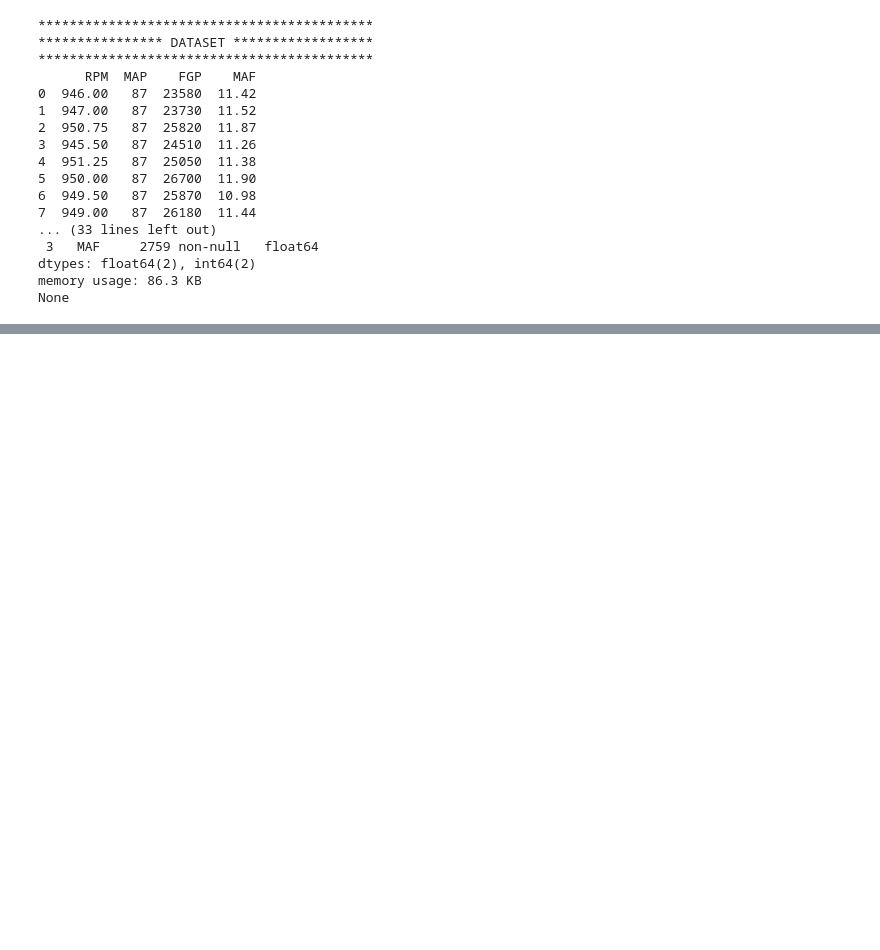
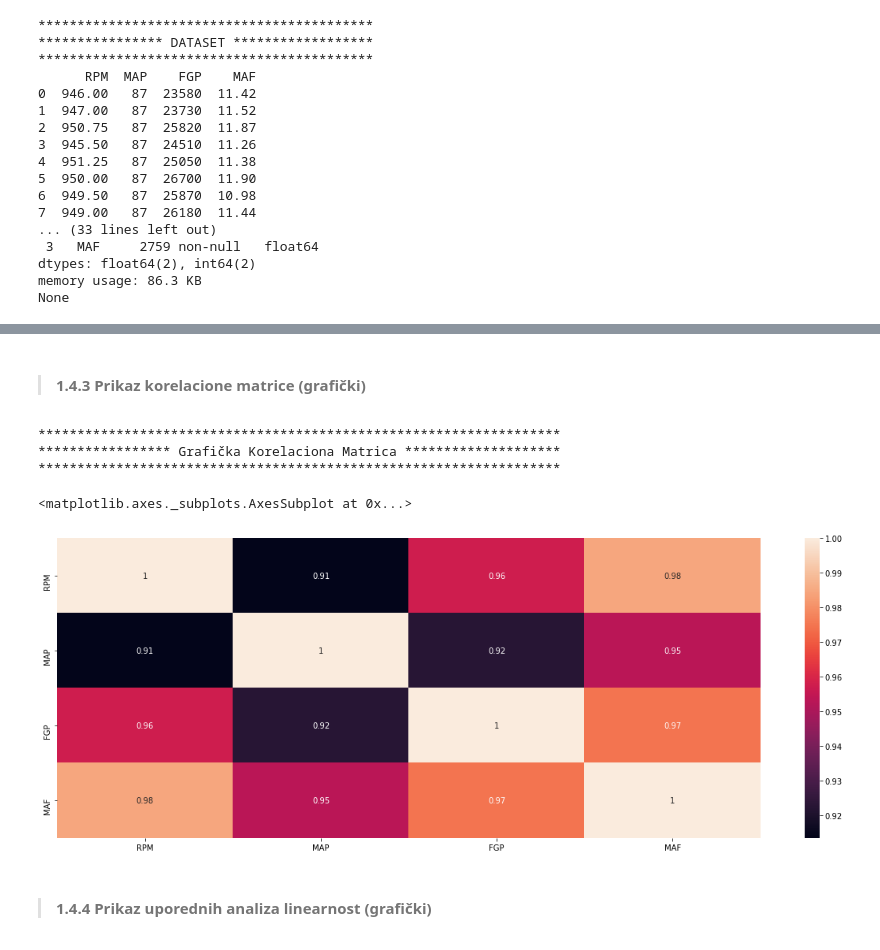
Before and after one commit to Dejan-Cugalj/MASTER-TEZA, a Jupyter notebook: MASTER_TEZA_PLR.ipynb, the cells around one changed output, grey strips where cells are left out. Cells and saved outputs as stored; diff of their text form; code cells hidden in the pictures; blank space fills up the shorter version.

```diff
--- a/MASTER_TEZA_PLR.ipynb
+++ b/MASTER_TEZA_PLR.ipynb
@@ -166,0 +170,7 @@ None
+# %%
+print("\n*******************************************************************")
+print("***************** Numerička Korelaciona Matrica *******************")
+print("*******************************************************************")
+print(dataset.info()) # dataset info
+corrMatrix = dataset.corr()
+print (corrMatrix) # Numrerički prikaz korelacione matrice
@@ -166,0 +198,18 @@ None
+# %% [markdown]
+>#### 1.4.3 Prikaz korelacione matrice (grafički)
+# %%
+# Grafički prikaz korelacione matrice
+print("\n*******************************************************************")
+print("***************** Grafička Korelaciona Matrica ********************")
+print("*******************************************************************")
+
+plt.figure(figsize=(20,7))
+sns.heatmap(corrMatrix, annot=True, square=False)
+# %% [output]
+*******************************************************************
+***************** Grafička Korelaciona Matrica ********************
+*******************************************************************
+<matplotlib.axes._subplots.AxesSubplot at 0x...>
+[figure, added]
+# %% [markdown]
+>#### 1.4.4 Prikaz uporednih analiza linearnost (grafički)
```
Also changed, not shown: parts of 20 cells of this notebook.
